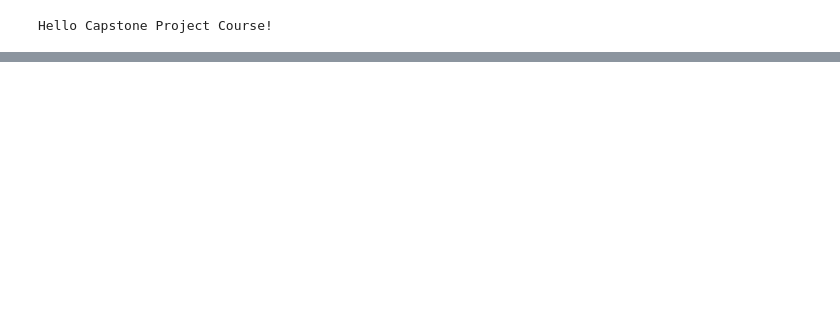
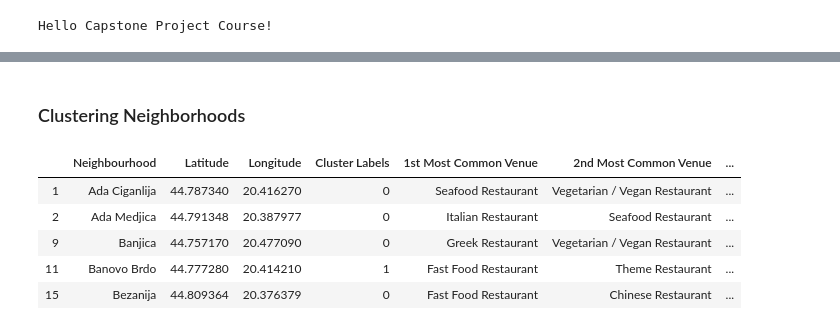
Before and after one commit to JovanNj/Coursera_Capstone, a Jupyter notebook: Capstone Notebook.ipynb, the cells around one changed output, grey strips where cells are left out. Saved outputs shown, nothing was run; the diff lists cells and outputs as text; code cells hidden in the pictures; blank space fills up the shorter version.

```diff
--- a/Capstone Notebook.ipynb
+++ b/Capstone Notebook.ipynb
@@ -10,0 +265,16 @@ Hello Capstone Project Course!
+# %%
+rest_idx = []
+no_rest = []
+for i, hood in enumerate(belgrade_grouped['Neighbourhood']):
+    temp = belgrade_grouped[belgrade_grouped['Neighbourhood']==hood].T.reset_index()
+    temp.columns = ['venue', 'freq']
+    temp = temp.iloc[1:]
+    temp['freq'] = temp['freq'].astype(float)
+    temp = temp.round({'freq':2})
+
+    if temp.sort_values('freq', ascending=False)['freq'].max()>0:
+        rest_idx.append(i)
+        no_rest.append(sum(temp.sort_values('freq', ascending=False)['freq']>0))
+# %%
+belgrade_grouped = belgrade_grouped.iloc[rest_idx]
+belgrade_grouped_clust = belgrade_grouped.drop('Neighbourhood', 1)
@@ -10,0 +330,18 @@ Hello Capstone Project Course!
+# %% [markdown]
+### Clustering Neighborhoods
+# %%
+k = 3
+kmeans = KMeans(n_clusters=k, random_state=0).fit(belgrade_grouped_clust)
+
+belgrade_merged = belgrade_grouped[['Neighbourhood']]
+belgrade_merged = belgrade_merged.join(df.set_index('Neighbourhood'), on='Neighbourhood')
+belgrade_merged['Cluster Labels'] = kmeans.labels_
+belgrade_merged = belgrade_merged.join(Neighbourhoods_venues_sorted.set_index('Neighbourhood'), on='Neighbourhood')
+belgrade_merged.head()
+# %% [output]
+|  | Neighbourhood | Latitude | Longitude | Cluster Labels | 1st Most Common Venue | 2nd Most Common Venue | ... |
+| 1 | Ada Ciganlija | 44.787340 | 20.416270 | 0 | Seafood Restaurant | Vegetarian / Vegan Restaurant | ... |
+| 2 | Ada Medjica | 44.791348 | 20.387977 | 0 | Italian Restaurant | Seafood Restaurant | ... |
+| 9 | Banjica | 44.757170 | 20.477090 | 0 | Greek Restaurant | Vegetarian / Vegan Restaurant | ... |
+| 11 | Banovo Brdo | 44.777280 | 20.414210 | 1 | Fast Food Restaurant | Theme Restaurant | ... |
+| 15 | Bezanija | 44.809364 | 20.376379 | 0 | Fast Food Restaurant | Chinese Restaurant | ... |
```
Also changed, not shown: parts of 48 cells of this notebook, 6 other files.
